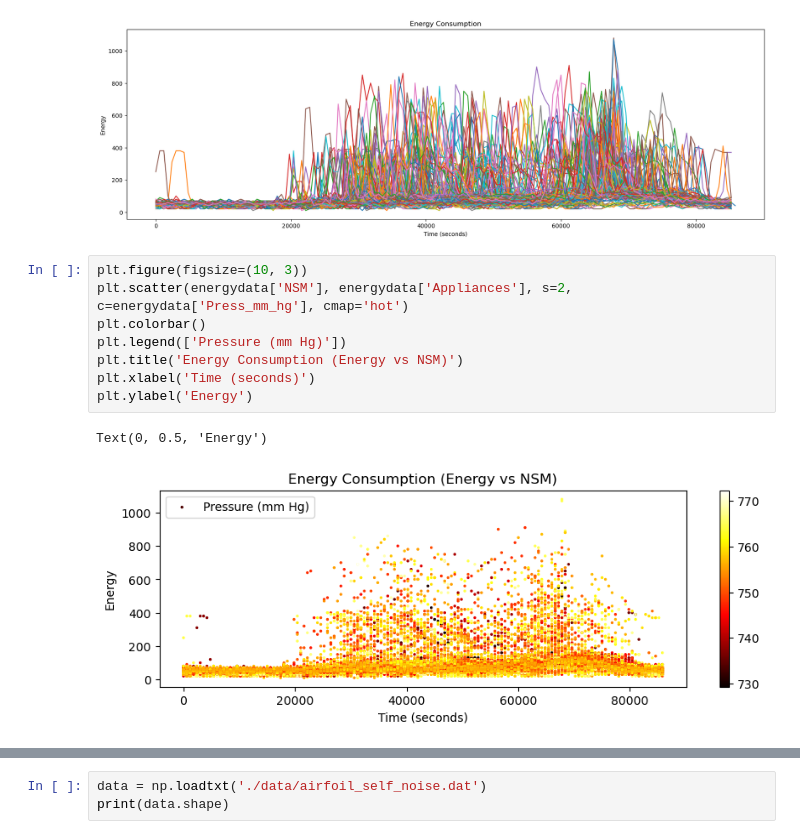
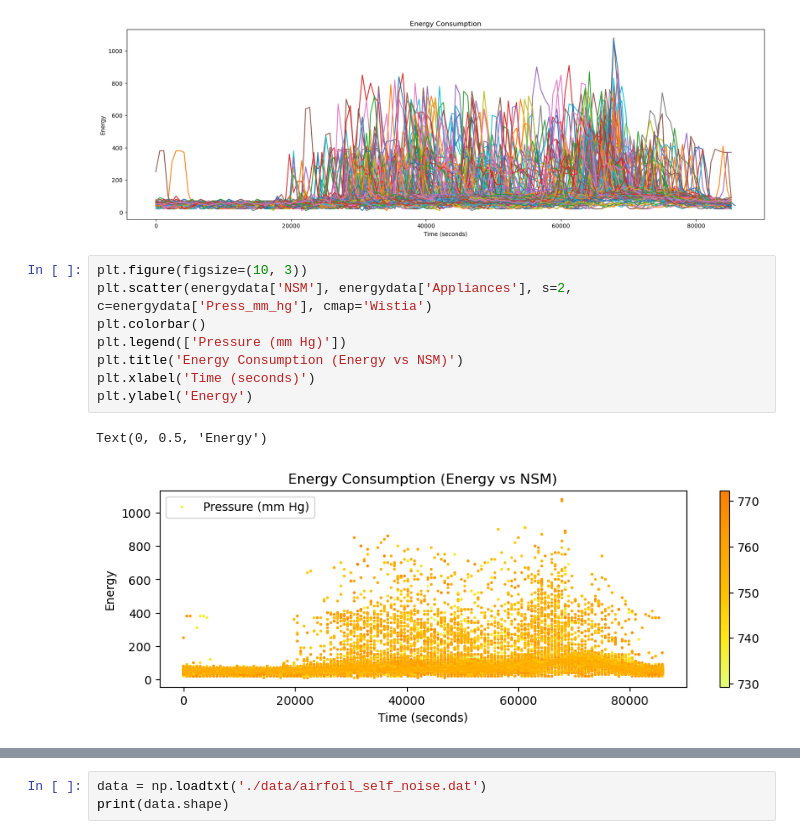
Before and after one commit to PrajwalKoirala/ME592_Homeworks, a Jupyter notebook: HW1/HW1.ipynb, the cells around one changed output, grey strips where cells are left out. Drawn from its saved outputs; the diff is of its cells as text.

```diff
--- a/HW1/HW1.ipynb
+++ b/HW1/HW1.ipynb
@@ -171,15 +193,15 @@ plt.show()
 [figure]
 # %%
 plt.figure(figsize=(10, 3))
-plt.scatter(energydata['NSM'], energydata['Appliances'], s=2, c=energydata['Press_mm_hg'], cmap='hot')
+plt.scatter(energydata['NSM'], energydata['Appliances'], s=2, c=energydata['Press_mm_hg'], cmap='Wistia')
 plt.colorbar()
 plt.legend(['Pressure (mm Hg)'])
 plt.title('Energy Consumption (Energy vs NSM)')
 plt.xlabel('Time (seconds)')
 plt.ylabel('Energy')
 # %% [output]
 Text(0, 0.5, 'Energy')
-[figure, old version]
+[figure, new version]
 # %%
 # plot the energy consumption against the press_mm_hg
 plt.figure(figsize=(10, 3))
```
Also changed, not shown: parts of 12 cells of this notebook.
